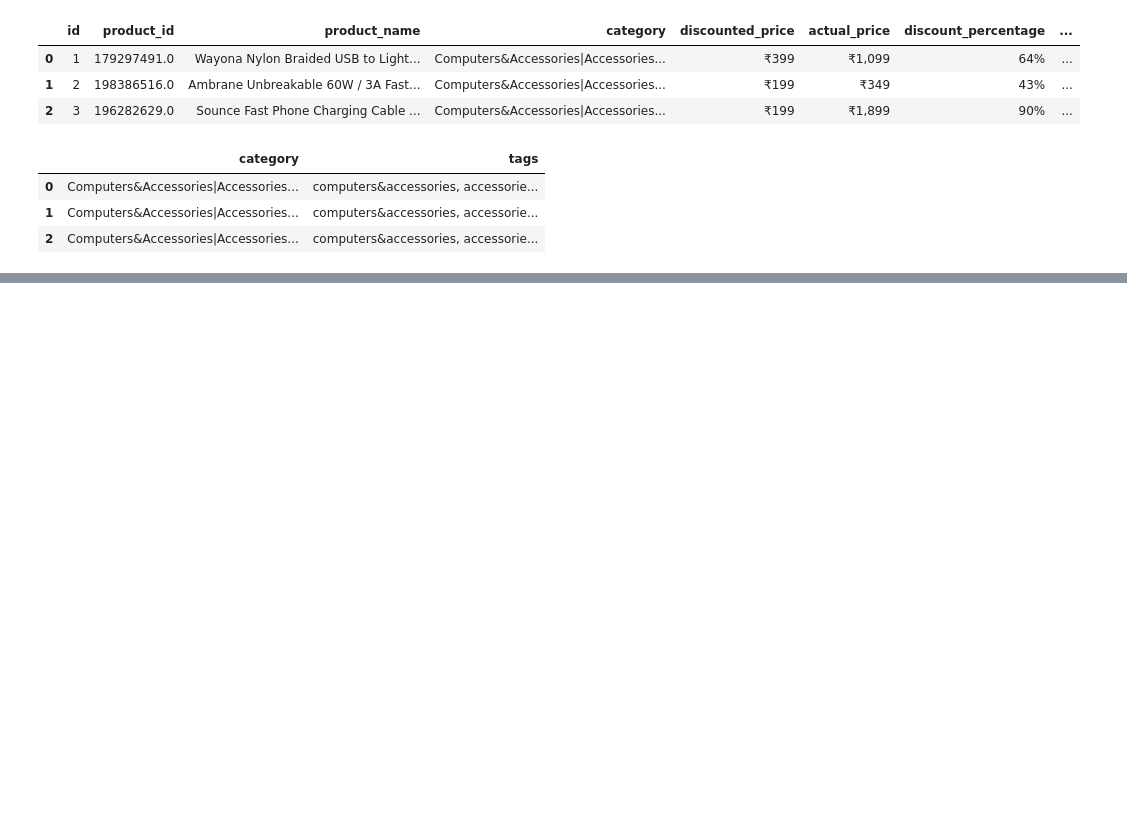
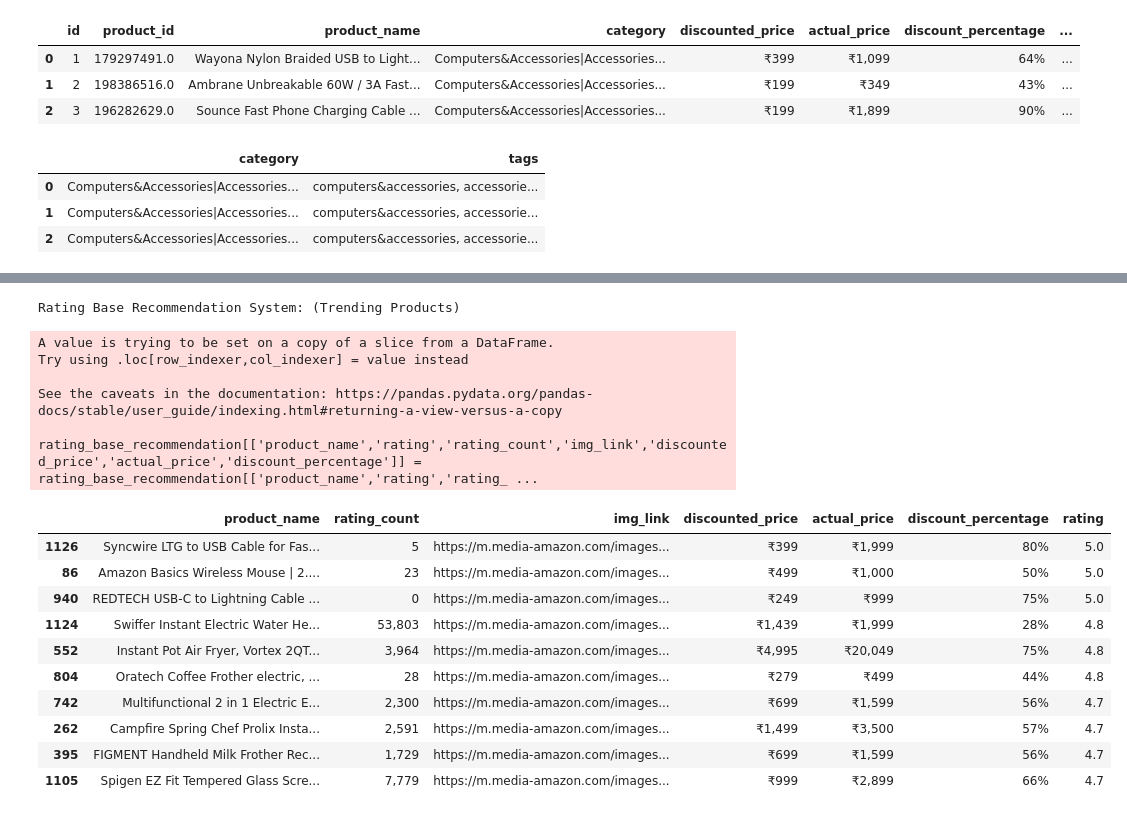
Before and after one commit to Gurkirat164/Product-recomendation-system, a Jupyter notebook: system.ipynb, the cells around one changed output, grey strips where cells are left out. Drawn from its saved outputs; the diff is of its cells as text; code cells hidden in the pictures; blank space fills up the shorter version.

Commit message:
Implemented Rating Base Recommendations System

```diff
--- a/system.ipynb
+++ b/system.ipynb
@@ -129,0 +133,5 @@ train_data[['category', 'tags']].head(3)
+# %%
+# Convert 'rating' column to numeric, errors='coerce' will turn invalid parsing into NaN
+train_data['rating'] = pd.to_numeric(train_data['rating'], errors='coerce')
+
+average_ratings = train_data.groupby(['product_name','rating_count','img_link','discounted_price','actual_price','discount_percentage'])['rating'].mean().reset_index()
@@ -129,0 +149,2 @@ train_data[['category', 'tags']].head(3)
+# %%
+average_ratings['rating'].fillna(0, inplace=True)
@@ -129,0 +158,26 @@ train_data[['category', 'tags']].head(3)
+# %%
+top_rated_items = average_ratings.sort_values(by='rating', ascending=False)
+
+rating_base_recommendation = top_rated_items.head(10)
+# %%
+print("Rating Base Recommendation System: (Trending Products)")
+rating_base_recommendation[['product_name','rating','rating_count','img_link','discounted_price','actual_price','discount_percentage']] = rating_base_recommendation[['product_name','rating','rating_count','img_link','discounted_price','actual_price','discount_percentage']]
+rating_base_recommendation
+# %% [output]
+Rating Base Recommendation System: (Trending Products)
+A value is trying to be set on a copy of a slice from a DataFrame.
+Try using .loc[row_indexer,col_indexer] = value instead
+
+See the caveats in the documentation: https://pandas.pydata.org/pandas-docs/stable/user_guide/indexing.html#returning-a-view-versus-a-copy
+  rating_base_recommendation[['product_name','rating','rating_count','img_link','discounted_price','actual_price','discount_percentage']] = rating_base_recommendation[['product_name','rating','rating_ ...
+|  | product_name | rating_count | img_link | discounted_price | actual_price | discount_percentage | rating |
+| 1126 | Syncwire LTG to USB Cable for Fas... | 5 | https://m.media-amazon.com/images... | ₹399 | ₹1,999 | 80% | 5.0 |
+| 86 | Amazon Basics Wireless Mouse | 2.... | 23 | https://m.media-amazon.com/images... | ₹499 | ₹1,000 | 50% | 5.0 |
+| 940 | REDTECH USB-C to Lightning Cable ... | 0 | https://m.media-amazon.com/images... | ₹249 | ₹999 | 75% | 5.0 |
+| 1124 | Swiffer Instant Electric Water He... | 53,803 | https://m.media-amazon.com/images... | ₹1,439 | ₹1,999 | 28% | 4.8 |
+| 552 | Instant Pot Air Fryer, Vortex 2QT... | 3,964 | https://m.media-amazon.com/images... | ₹4,995 | ₹20,049 | 75% | 4.8 |
+| 804 | Oratech Coffee Frother electric, ... | 28 | https://m.media-amazon.com/images... | ₹279 | ₹499 | 44% | 4.8 |
+| 742 | Multifunctional 2 in 1 Electric E... | 2,300 | https://m.media-amazon.com/images... | ₹699 | ₹1,599 | 56% | 4.7 |
+| 262 | Campfire Spring Chef Prolix Insta... | 2,591 | https://m.media-amazon.com/images... | ₹1,499 | ₹3,500 | 57% | 4.7 |
+| 395 | FIGMENT Handheld Milk Frother Rec... | 1,729 | https://m.media-amazon.com/images... | ₹699 | ₹1,599 | 56% | 4.7 |
+| 1105 | Spigen EZ Fit Tempered Glass Scre... | 7,779 | https://m.media-amazon.com/images... | ₹999 | ₹2,899 | 66% | 4.7 |
```
Also changed, not shown: parts of 3 cells of this notebook.
